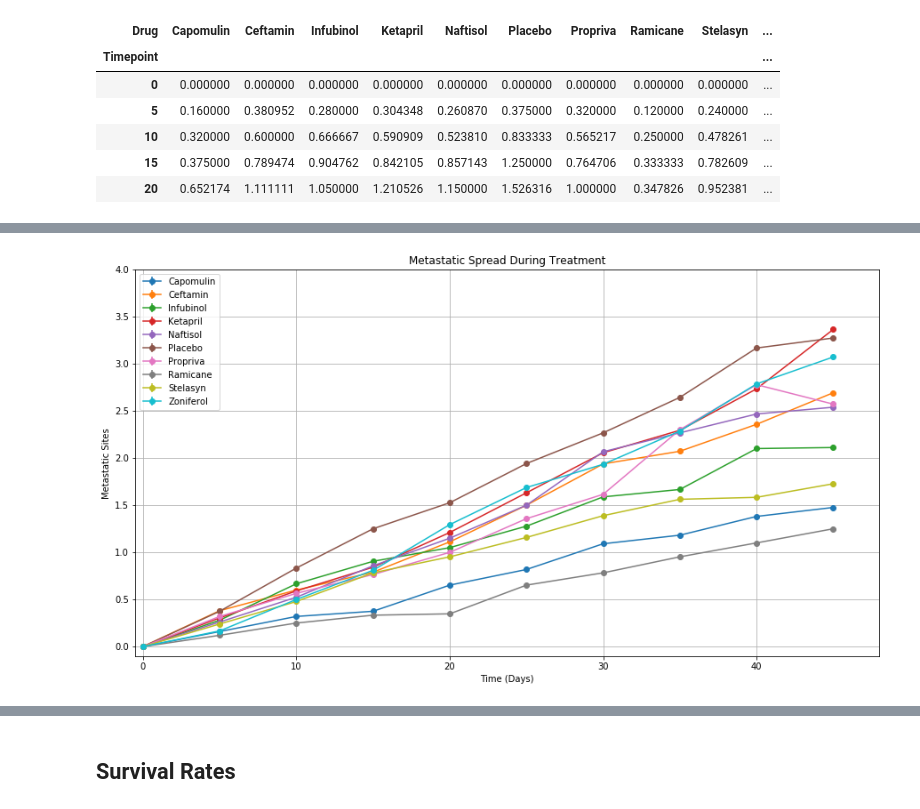
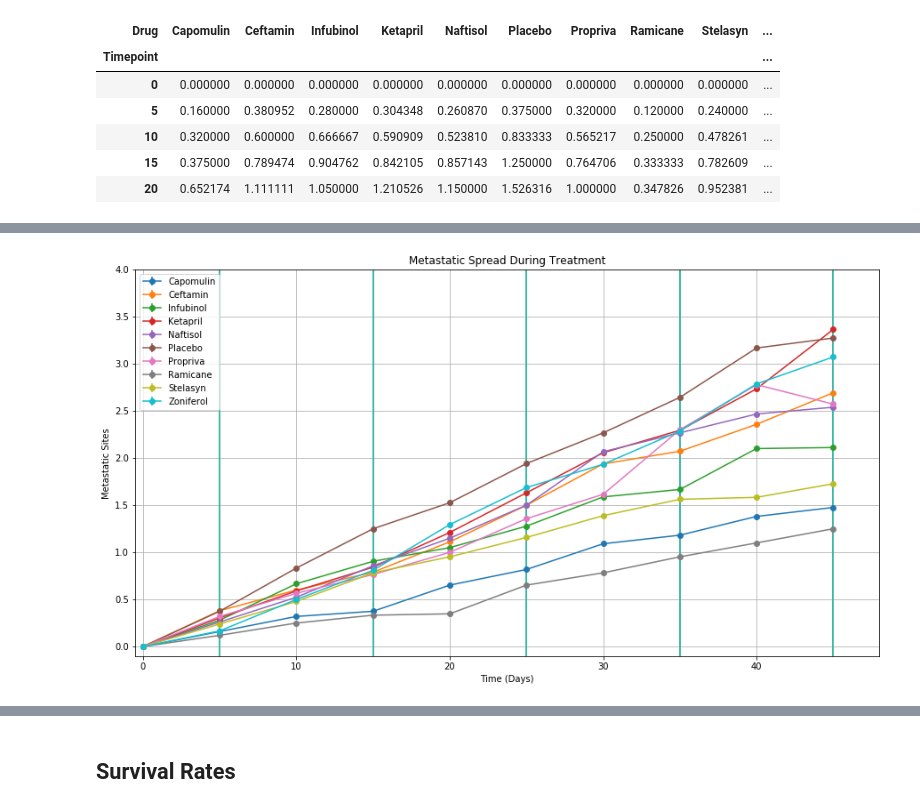
Before and after one commit to XaraRoy/Matplotlib-Homework, a Jupyter notebook: pymaceuticals_starter.ipynb, the cells around one changed output, grey strips where cells are left out. Saved outputs shown, nothing was run; the diff lists cells and outputs as text; code cells hidden in the pictures.

```diff
--- a/pymaceuticals_starter.ipynb
+++ b/pymaceuticals_starter.ipynb
@@ -131,6 +144,5 @@ Metastatic_Sites.head()
 # %%
 # Store the Standard Error associated with Met. Sites Grouped by Drug and Timepoint
-
-# Convert to DataFrame
-
+Metastatic_Sites["SEM"] = Metastatic_Sites.sem(axis= 1)
 # Preview DataFrame
+Metastatic_Sites.head(15)
@@ -160,12 +196,13 @@ Table.head()
 # %%
 # Generate the Plot (with Error Bars)
-ax = Table.plot(title="Metastatic Spread During Treatment",marker="o", yerr=False, grid=True, ylim=(-0.1,4), xlim=(-0.5,48), figsize=(15,8))
+ax = Table.plot(title="Metastatic Spread During Treatment",marker="o",
+                yerr=Metastatic_Sites["SEM"], grid=True, ylim=(-0.1,4), xlim=(-0.5,48), figsize=(15,8))
 
 ax.legend(loc="Best")
 ax.set_xlabel("Time (Days)")
 ax.set_ylabel("Metastatic Sites")
 
 # Save the Figure
 plt.savefig('Metastatic_Sites.png')
 # %% [output]
-[figure, old version]
+[figure, new version]
```
Also changed, not shown: parts of 24 cells of this notebook.
